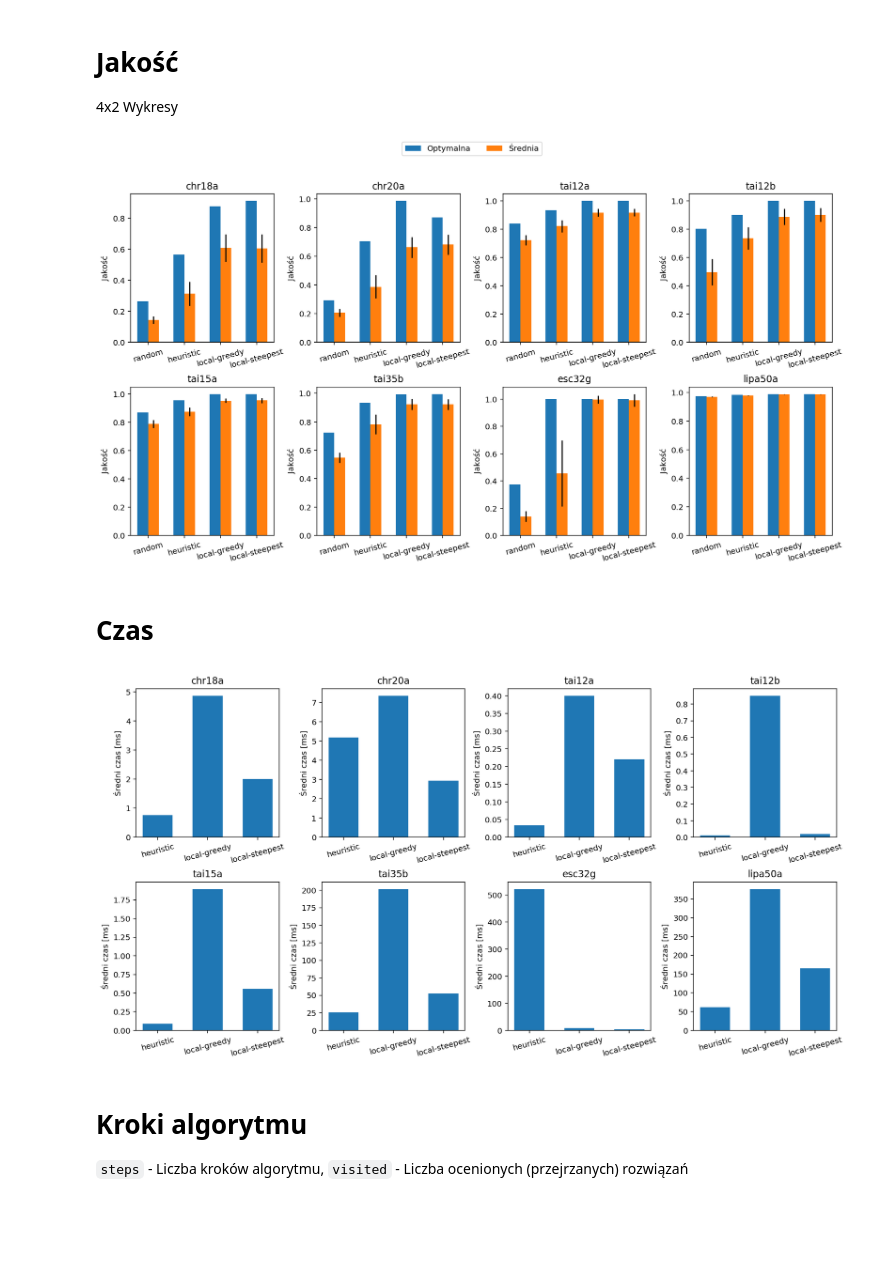
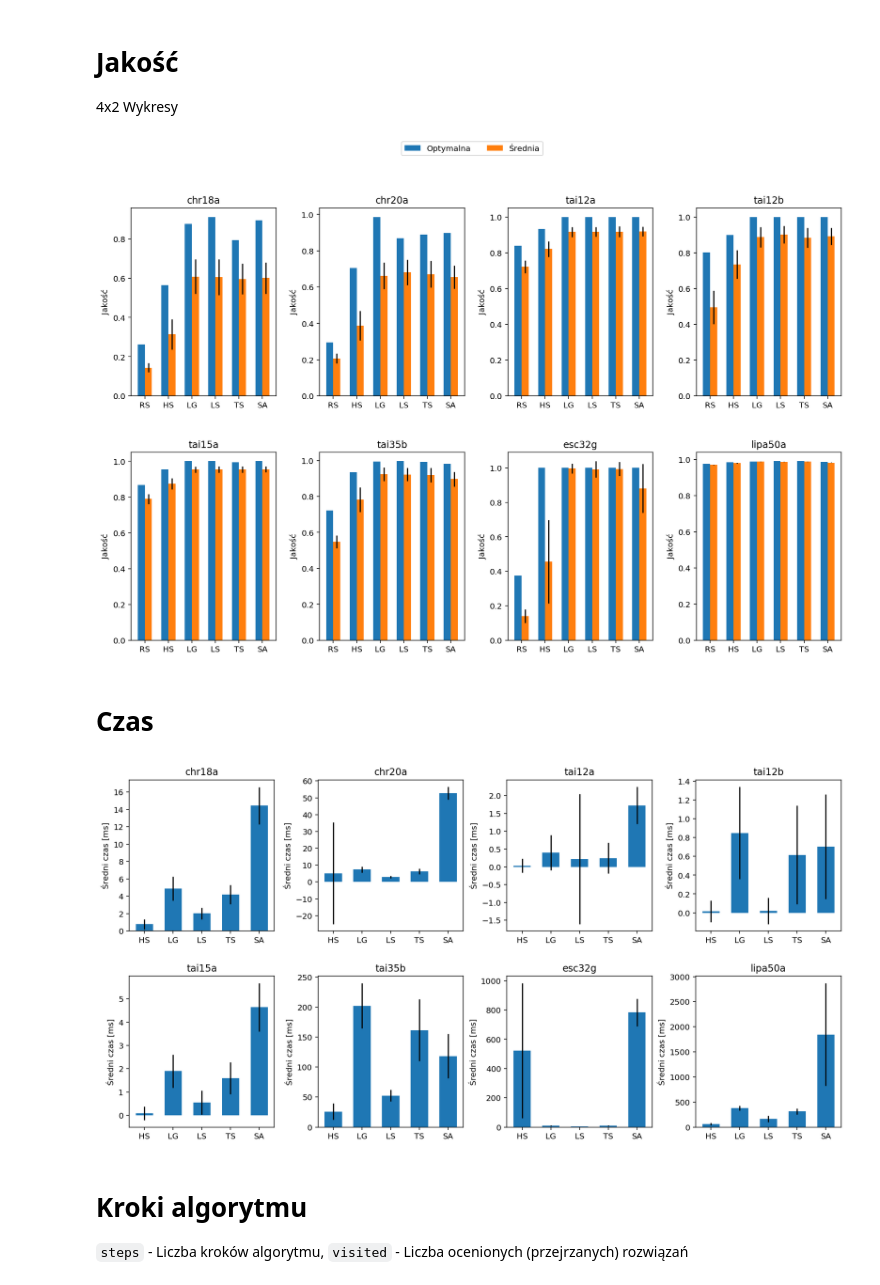
Before and after one commit to kasperekt/QapSolver, a Jupyter notebook: QapPlots/task-2.ipynb, the cells around one changed output. Saved outputs shown, nothing was run; the diff lists cells and outputs as text; code cells hidden in the pictures; blank space fills up the shorter version.

Commit message:
Add new plots (hopefully final version)

```diff
--- a/QapPlots/task-2.ipynb
+++ b/QapPlots/task-2.ipynb
@@ -11,6 +11,13 @@ from itertools import product
 from config import solvers, instances, rounds, chart_size, chart_dpi
 from helpers import quality, effectiveness
 # %%
+NAMES = {'simulated-annealing': 'SA',
+         'taboo': 'TS',
+         'random-solver': 'RS',
+         'heuristic-solver': 'HS',
+         'local-greedy-solver': 'LG',
+         'local-steepest-solver' : 'LS'}
+
 def read_solution(instance, path):
     with open(path, 'r') as fp:
         size, cost = [int(x) for x in fp.readline().strip().split()]
@@ -38,9 +45,9 @@ def get_times():
         df_path = '../QapSolver/results/{}_{}_{}.csv'.format(inst, solv, rnds)
         df = pd.read_csv(df_path)
 
-        results.append((inst, solv, df['time'].mean()))
+        results.append((inst, solv, df['time'].mean(), df['time'].std()))
 
-    return pd.DataFrame(results, columns=['instance', 'solver', 'mean_time'])
+    return pd.DataFrame(results, columns=['instance', 'solver', 'mean_time', 'std_time'])
 
 
 def get_costs():
@@ -83,7 +90,7 @@ def get_quality(optimal_costs_df):
     return pd.DataFrame(results, columns=['instance', 'solver', 'quality', 'mean_quality', 'std'])
 
 
-def get_effectiveness(optimal_costs_df, solvers=['local-greedy-solver', 'local-steepest-solver']):
+def get_effectiveness(optimal_costs_df, solvers=['local-greedy-solver', 'local-steepest-solver', 'taboo', 'simulated-annealing']):
     results = []
 
 
@@ -108,33 +115,32 @@ def get_effectiveness(optimal_costs_df, solvers=['local-greedy-solver', 'local-s
 # %%
 optimal_costs_df = get_optimal_costs()
 quality_df = get_quality(optimal_costs_df)
 
-fig, all_axes = plt.subplots(nrows=2, ncols=4, dpi=chart_dpi, chart_size)
+fig, all_axes = plt.subplots(nrows=2, ncols=4, dpi=chart_dpi, figsize=chart_size)
 fig.subplots_adjust(hspace=.3, wspace=.3)
 
 for instance, ax in zip(instances, all_axes.flat):
     solvers_df = quality_df[quality_df['instance'] == instance]
-    X = [re.sub('\-solver$', '', name) for name in solvers_df['solver'].values]
+    X = [NAMES[name] for name in solvers_df['solver'].values]
     Y_optimal = solvers_df['quality'].values
     Y_mean = solvers_df['mean_quality'].values
     Y_std = solvers_df['std'].values
 
     indexes = np.arange(len(X))
     bar_width = 0.30
 
     rects1 = ax.bar(indexes, Y_optimal, bar_width)
     rects2 = ax.bar(indexes + bar_width, Y_mean, bar_width, yerr=Y_std)
 
     ax.set_title(instance)
     ax.set_ylabel('Jakość')
     ax.set_xticks(indexes + bar_width / 2)
     ax.set_xticklabels(X)
-    ax.tick_params(axis='x', rotation=15)
 
 fig.legend((rects1[0], rects2[0]), ('Optymalna', 'Średnia'), 'upper center', ncol=2)
 fig.savefig('./quality.png', dpi=chart_dpi)
 # %% [output]
-[figure, old version]
+[figure, new version]
 # %% [markdown]
 # Czas
 # %%
@@ -147,23 +153,23 @@ for instance, ax in zip(instances, all_axes.flat):
     solvers_df = times_df[times_df['instance'] == instance]
     solvers_df = solvers_df[solvers_df['solver'] != 'random-solver']
 
-    X = [re.sub('\-solver$', '', name) for name in solvers_df['solver'].values]
+    X = [NAMES[name] for name in solvers_df['solver'].values]
     Y_optimal = solvers_df['mean_time'].values
+    Y_std = solvers_df['std_time'].values
 
     indexes = np.arange(len(X))
     bar_width = 0.6
 
-    rects1 = ax.bar(indexes, Y_optimal, bar_width)
+    rects1 = ax.bar(indexes, Y_optimal, bar_width, yerr=Y_std)
 
     ax.set_title(instance)
     ax.set_ylabel('Średni czas [ms]')
     ax.set_xticks(indexes)
     ax.set_xticklabels(X)
-    ax.tick_params(axis='x', rotation=15)
 
 fig.savefig('./time.png', dpi=chart_dpi)
 # %% [output]
-[figure, old version]
+[figure, new version]
 # %% [markdown]
 # Kroki algorytmu
 
```
Also changed, not shown: parts of 3 cells of this notebook, 12 other files.
